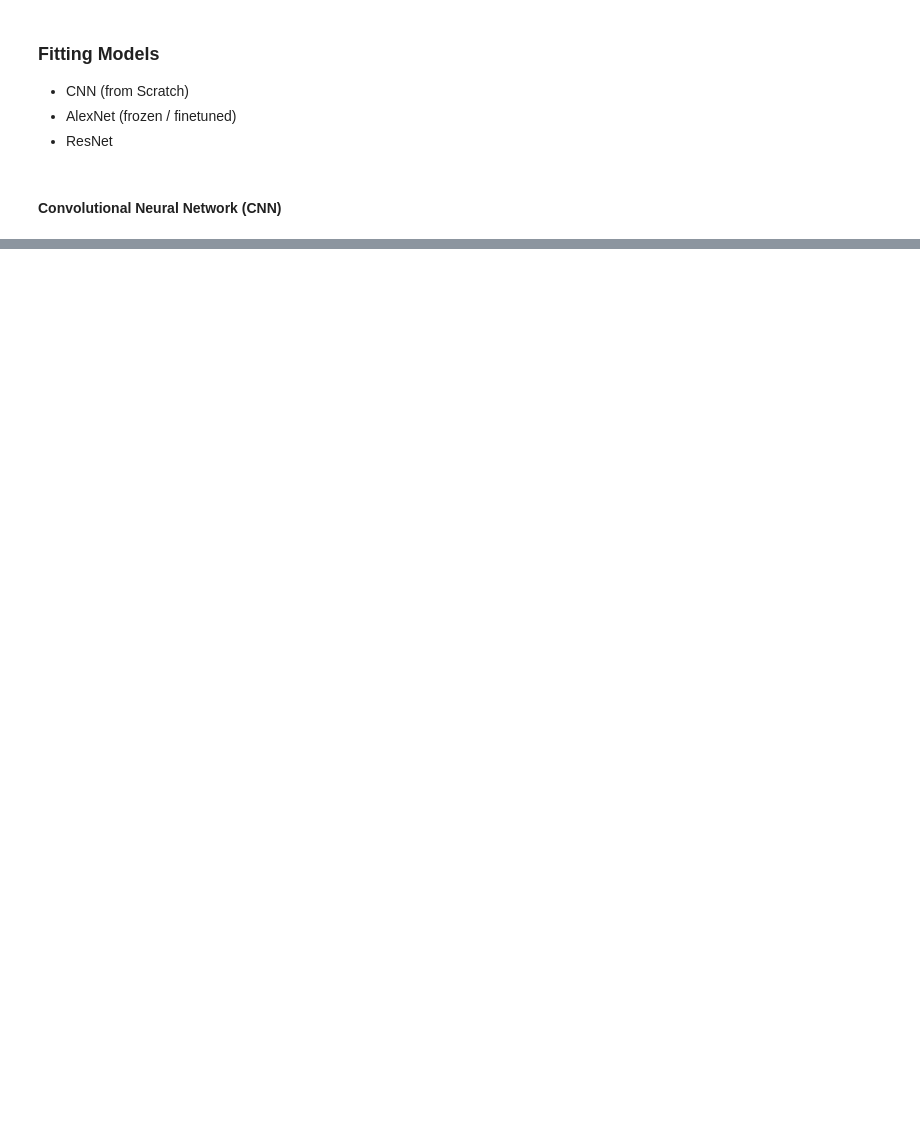
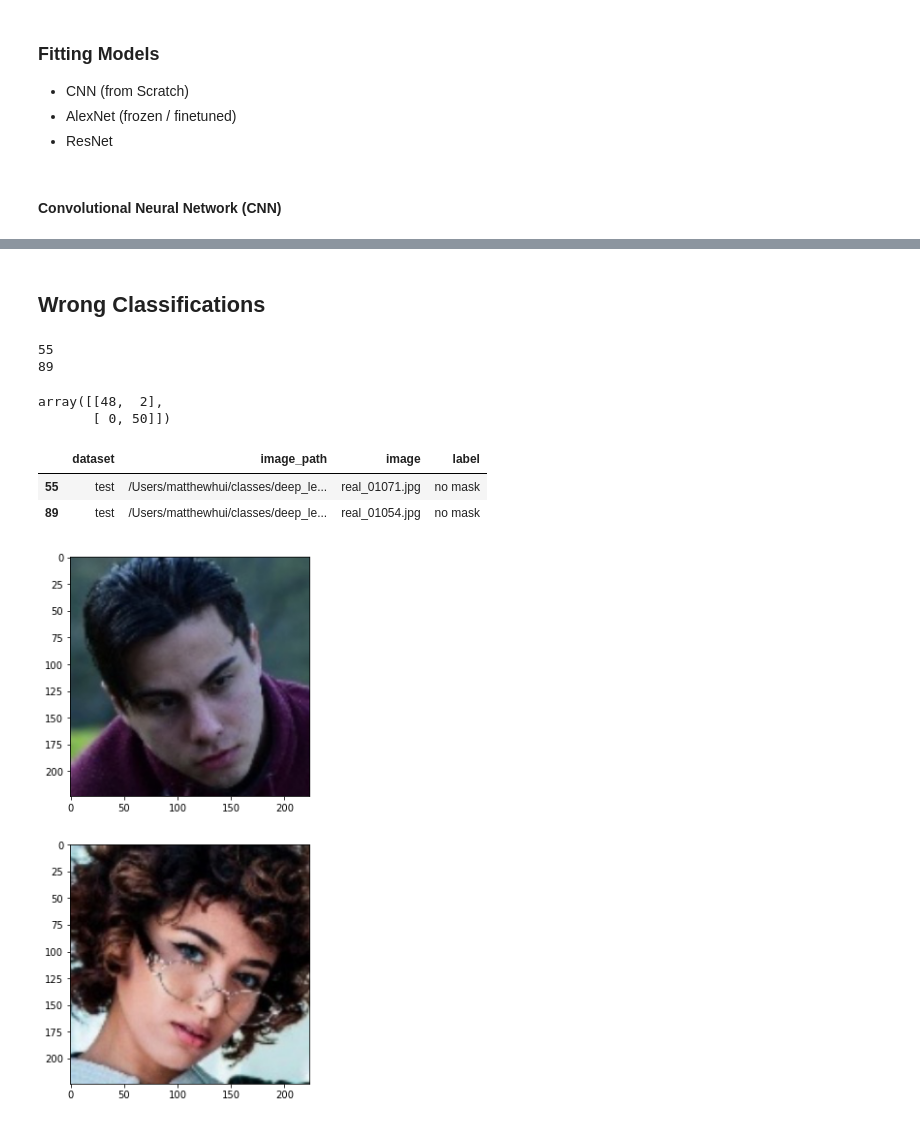
Before and after one commit to jordanuyeki/MSDS631_FinalProject, a Jupyter notebook: MaskClassification.ipynb, the cells around one changed output, grey strips where cells are left out. Cells and saved outputs as stored; diff of their text form; code cells hidden in the pictures; blank space fills up the shorter version.

```diff
--- a/MaskClassification.ipynb
+++ b/MaskClassification.ipynb
@@ -232,0 +537,2 @@ for epoch in range(5):
+# %%
+mobilenet = models.mobilenet_v2(pretrained=True)
@@ -232,0 +577,51 @@ for epoch in range(5):
+# %%
+mobilenet.eval()
+
+softmax = nn.LogSoftmax(dim=1)
+
+actual = []
+preds = []
+
+for x, y in test_dl:
+    y_pred = softmax(mobilenet(x))
+    y_pred = torch.argmax(y_pred, dim=1)
+
+    actual += y.flatten().tolist()
+    preds += y_pred.flatten().tolist()
+# %% [markdown]
+## Wrong Classifications
+# %%
+wrong_indices = []
+
+for i in range(len(actual)):
+    if actual[i] != preds[i]:
+        print(i)
+        wrong_indices.append(i)
+# %% [output]
+55
+89
+# %%
+from sklearn.metrics import confusion_matrix
+
+confusion_matrix(actual, preds)
+# %% [output]
+array([[48,  2],
+       [ 0, 50]])
+# %%
+wrong = test_df.iloc[wrong_indices]
+# %%
+wrong
+# %% [output]
+|  | dataset | image_path | image | label |
+| 55 | test | /Users/matthewhui/classes/deep_le... | real_01071.jpg | no mask |
+| 89 | test | /Users/matthewhui/classes/deep_le... | real_01054.jpg | no mask |
+# %%
+import matplotlib.image as mpimg
+
+fig, axes = plt.subplots(nrows = len(wrong), ncols = 1, figsize=(10,10))
+
+for i, loc in enumerate(wrong.image_path):
+    img = mpimg.imread(loc)
+    axes[i].imshow(img)
+# %% [output]
+[figure, added]
```
Also changed, not shown: parts of 23 cells of this notebook.
